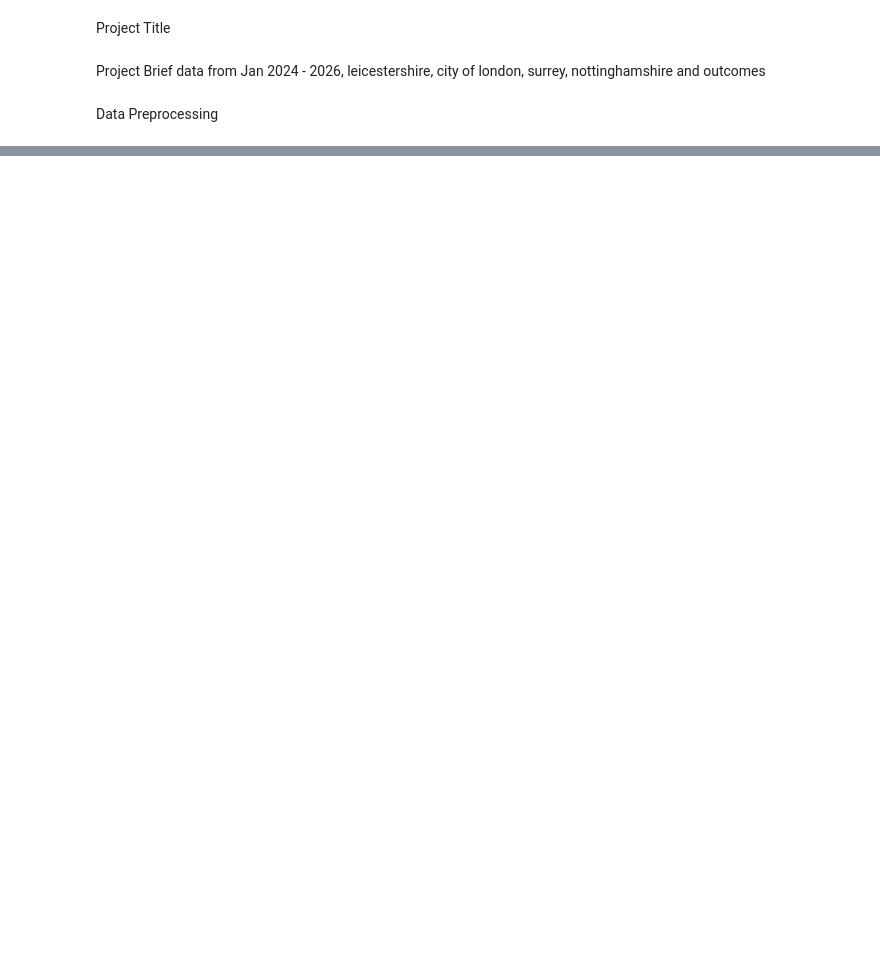
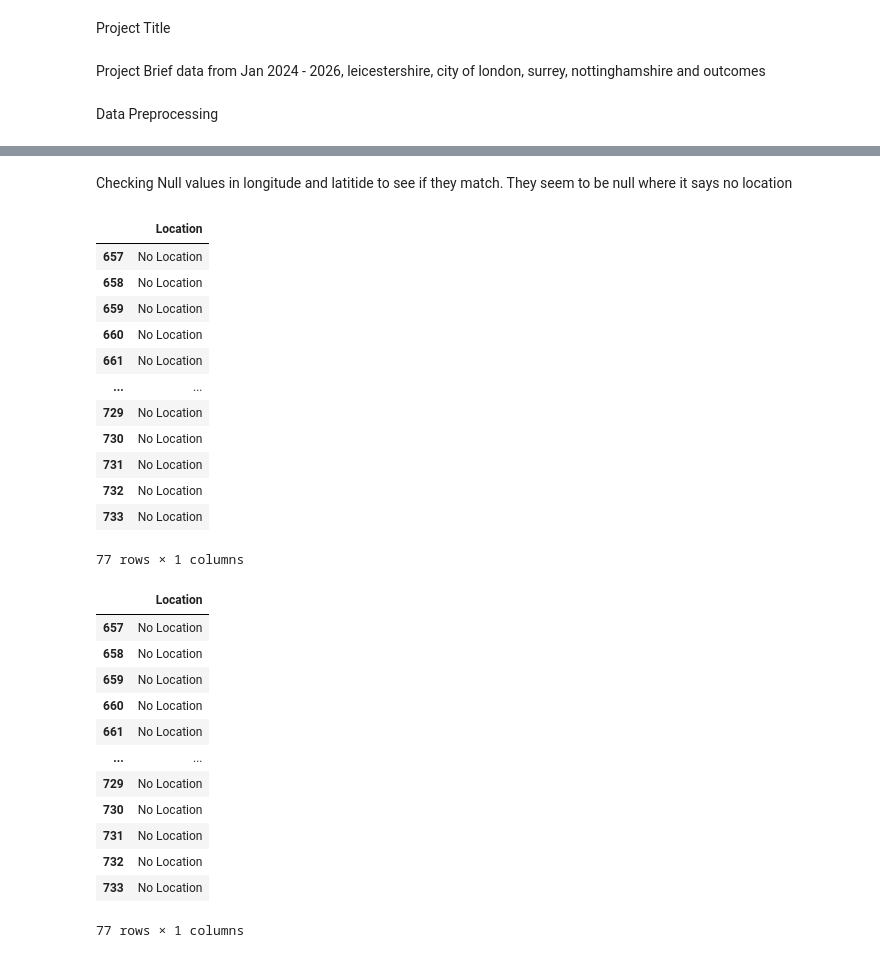
Before and after one commit to Melissa-Pasquali/Crime-Analysis-Project, a Jupyter notebook: notebooks/data_preprocessing.ipynb, the cells around one changed output, grey strips where cells are left out. Cells and saved outputs as stored; diff of their text form; code cells hidden in the pictures; blank space fills up the shorter version.

```diff
--- a/notebooks/data_preprocessing.ipynb
+++ b/notebooks/data_preprocessing.ipynb
@@ -30,0 +105,31 @@ df.head()
+# %% [markdown]
+Checking Null values in longitude and latitide to see if they match. They seem to be null where it says no location
+# %%
+display(df[df['Longitude'].isnull()][['Location']],df[df['Longitude'].isnull()][['Location']])
+# %% [output]
+|  | Location |
+| 657 | No Location |
+| 658 | No Location |
+| 659 | No Location |
+| 660 | No Location |
+| 661 | No Location |
+| ... | ... |
+| 729 | No Location |
+| 730 | No Location |
+| 731 | No Location |
+| 732 | No Location |
+| 733 | No Location |
+77 rows × 1 columns
+|  | Location |
+| 657 | No Location |
+| 658 | No Location |
+| 659 | No Location |
+| 660 | No Location |
+| 661 | No Location |
+| ... | ... |
+| 729 | No Location |
+| 730 | No Location |
+| 731 | No Location |
+| 732 | No Location |
+| 733 | No Location |
+77 rows × 1 columns
```
Also changed, not shown: parts of 11 cells of this notebook.
